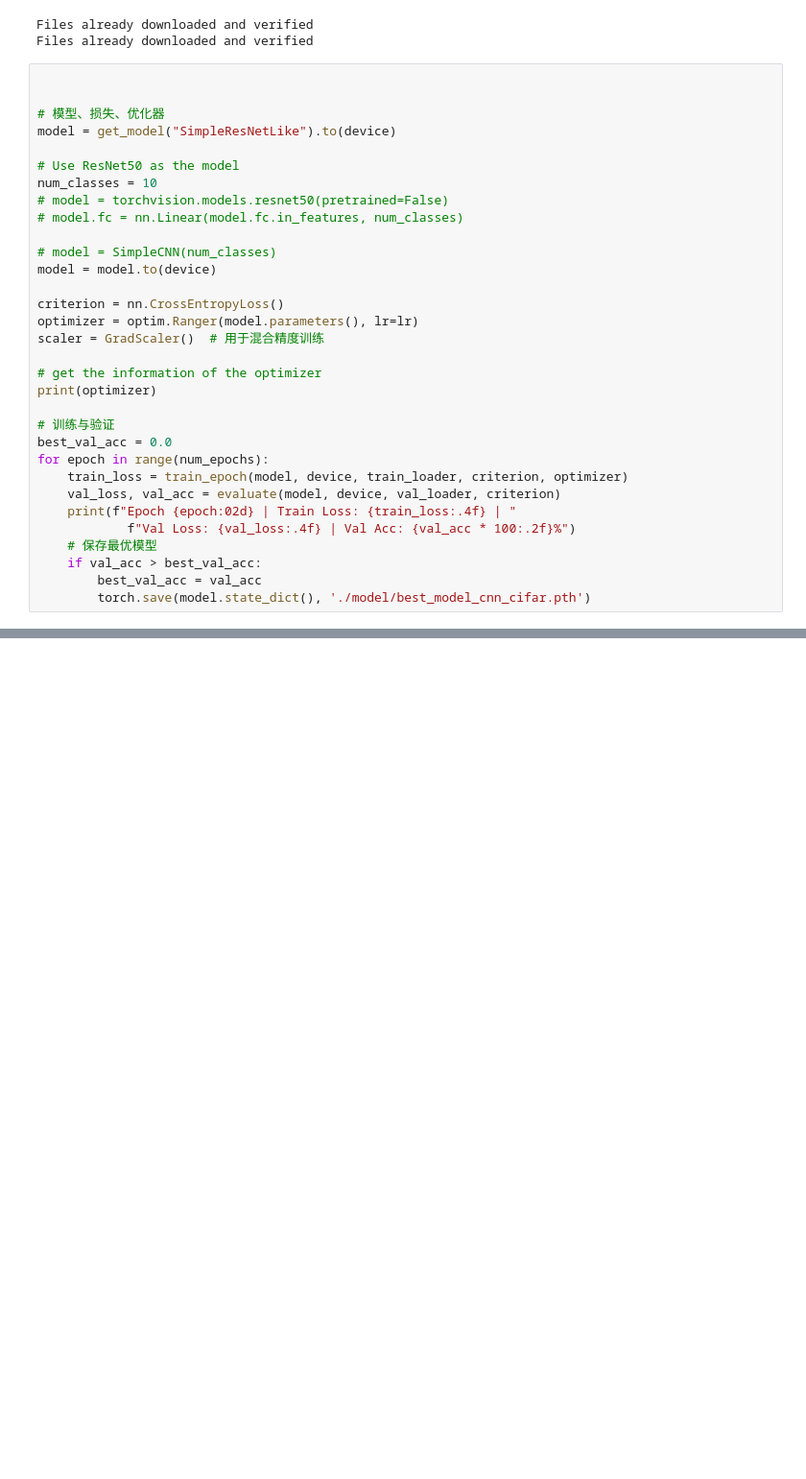
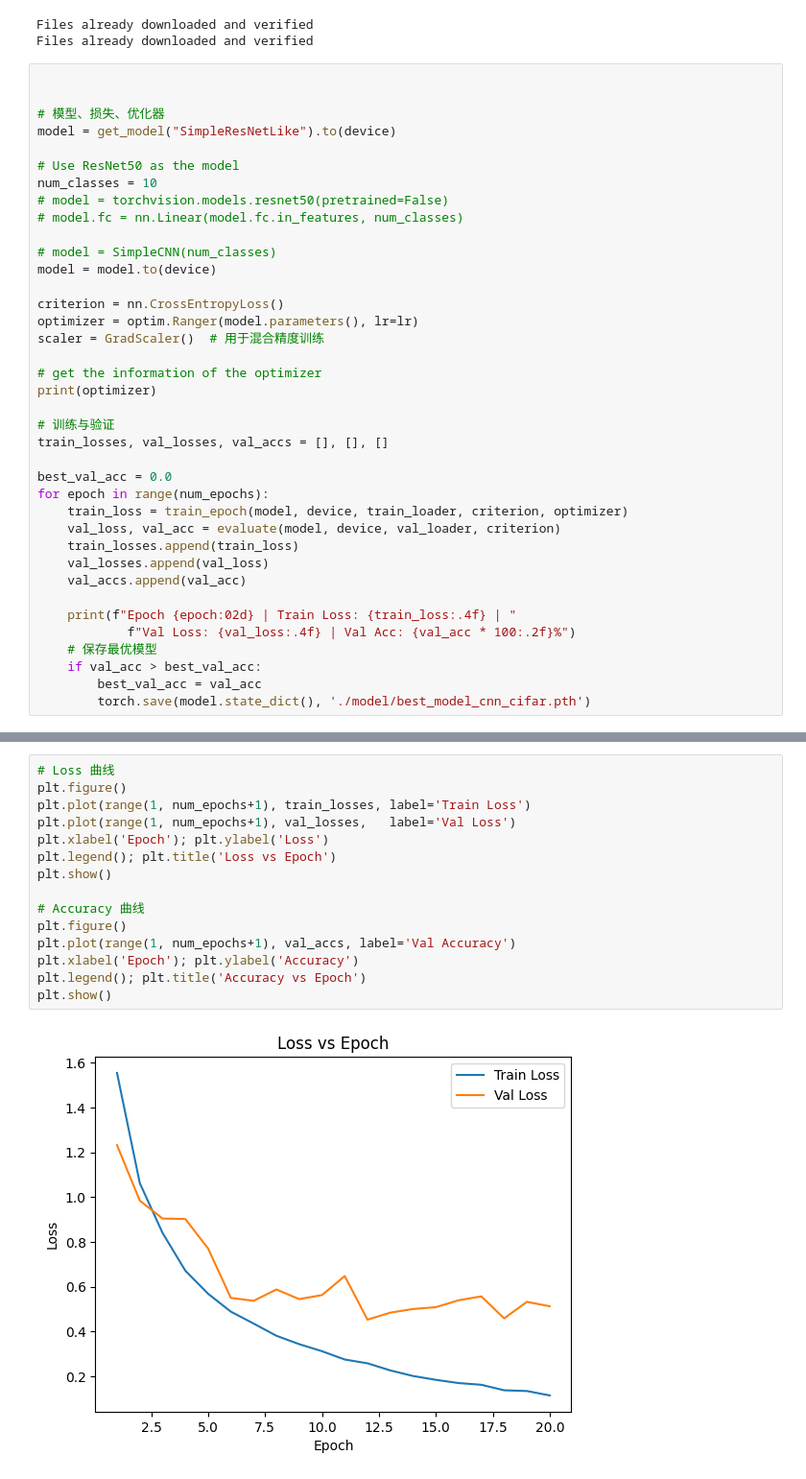
Before and after one commit to SchwarzerYV/CRCV_Assignment, a Jupyter notebook: CNN.ipynb, the cells around one changed output, grey strips where cells are left out. Shown at 96% size. Saved outputs shown, nothing was run; the diff lists cells and outputs as text; blank space fills up the shorter version.

```diff
--- a/CNN.ipynb
+++ b/CNN.ipynb
@@ -265,10 +260,16 @@ scaler = GradScaler()  # 用于混合精度训练
 print(optimizer)
 
 # 训练与验证
+train_losses, val_losses, val_accs = [], [], []
+
 best_val_acc = 0.0
 for epoch in range(num_epochs):
     train_loss = train_epoch(model, device, train_loader, criterion, optimizer)
     val_loss, val_acc = evaluate(model, device, val_loader, criterion)
+    train_losses.append(train_loss)
+    val_losses.append(val_loss)
+    val_accs.append(val_acc)
+
     print(f"Epoch {epoch:02d} | Train Loss: {train_loss:.4f} | "
             f"Val Loss: {val_loss:.4f} | Val Acc: {val_acc * 100:.2f}%")
     # 保存最优模型
@@ -295,0 +314,17 @@ Epoch 19 | Train Loss: 0.2214 | Val Loss: 0.5919 | Val Acc: 82.15%
+# %%
+# Loss 曲线
+plt.figure()
+plt.plot(range(1, num_epochs+1), train_losses, label='Train Loss')
+plt.plot(range(1, num_epochs+1), val_losses,   label='Val Loss')
+plt.xlabel('Epoch'); plt.ylabel('Loss')
+plt.legend(); plt.title('Loss vs Epoch')
+plt.show()
+
+# Accuracy 曲线
+plt.figure()
+plt.plot(range(1, num_epochs+1), val_accs, label='Val Accuracy')
+plt.xlabel('Epoch'); plt.ylabel('Accuracy')
+plt.legend(); plt.title('Accuracy vs Epoch')
+plt.show()
+# %% [output]
+[figure, added]
```
Also changed, not shown: parts of 5 cells of this notebook, 3 other files.
